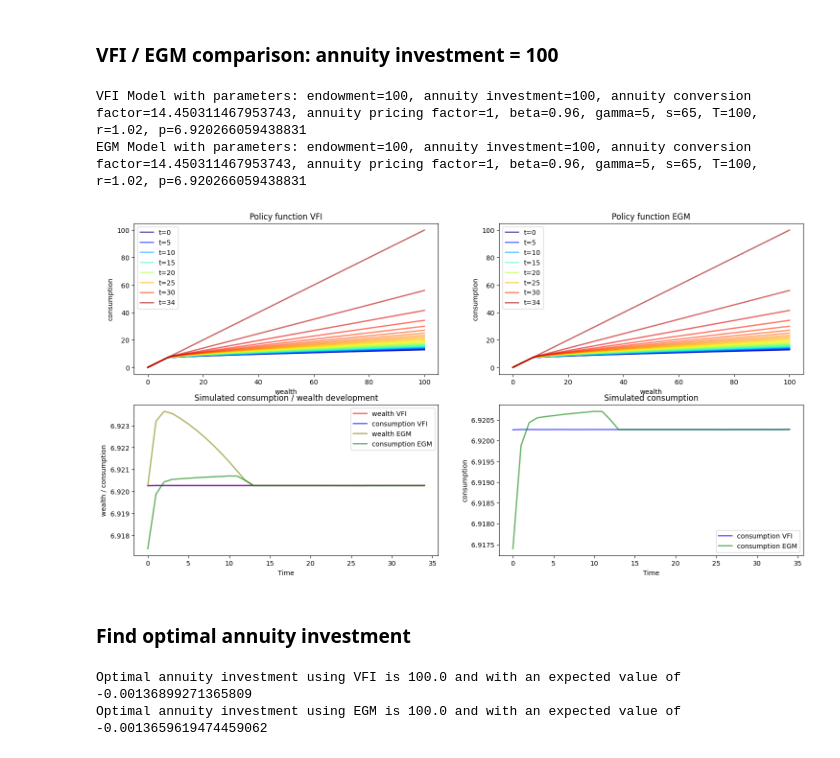
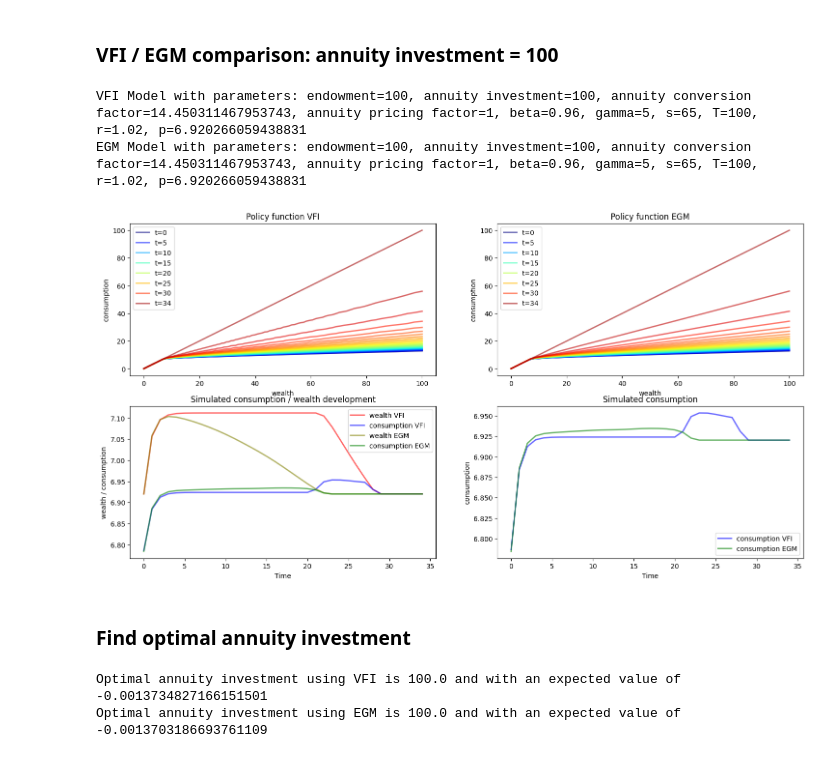
Before and after one commit to jonathan-cl/thesis, a Jupyter notebook: first_exercise/egm_and_vfi.ipynb, the cells around one changed output. Saved outputs shown, nothing was run; the diff lists cells and outputs as text; code cells hidden in the pictures.

Commit message:
add nonlinear grid spacing

```diff
--- a/first_exercise/egm_and_vfi.ipynb
+++ b/first_exercise/egm_and_vfi.ipynb
@@ -60,6 +60,36 @@ def get_annuity_conversion_factor(S, R):
         con_factor += accumulated_p_surv / R ** t
 
     return con_factor
+
+
+# Copied from https://github.com/NumEconCopenhagen/ConsumptionSaving/blob/master/consav/grids.py
+def nonlinspace(x_min,x_max,n,phi):
+    """ like np.linspace. but with unequal spacing
+    Args:
+        x_min (double): minimum value
+        x_max (double): maximum value
+        n (int): number of points
+        phi (double): phi = 1 -> eqaul spacing, phi up -> more points closer to minimum
+
+    Returns:
+        y (list): grid with unequal spacing
+    """
+
+    assert x_max > x_min
+    assert n >= 2
+    assert phi >= 1
+
+    # 1. recursion
+    y = np.empty(n)
+
+    y[0] = x_min
+    for i in range(1, n):
+        y[i] = y[i-1] + (x_max-y[i-1]) / (n-i)**phi
+
+    # 3. assert increaing
+    assert np.all(np.diff(y) > 0)
+
+    return y
 # %% [markdown]
 ### Define Model
 # %%
@@ -83,7 +113,7 @@ class Model:
         self.annuity_investment = annuity_investment
         self.n = T-s
         self.R = 1 + r
-        self.grid = np.linspace(grid_min, grid_max, grid_size)
+        self.grid = nonlinspace(grid_min, grid_max, grid_size, 1.1)
         if consider_survival_prob:
             self.S = get_s_prob(s, T)
         else:
@@ -321,13 +351,13 @@ EGM Model with parameters: endowment=100, annuity investment=0, annuity conversi
 # %% [markdown]
 ### VFI / EGM comparison: annuity investment = 100
 # %%
-m_vfi = Model(grid_size=1000, annuity_investment=100)
-m_egm = Model(grid_size=1000, annuity_investment=100)
+m_vfi = Model(grid_size=101, annuity_investment=100)
+m_egm = Model(grid_size=101, annuity_investment=100)
 solve_and_plot_vfi_egm_comp(m_vfi, m_egm)
 # %% [output]
 VFI Model with parameters: endowment=100, annuity investment=100, annuity conversion factor=14.450311467953743, annuity pricing factor=1, beta=0.96, gamma=5, s=65, T=100, r=1.02, p=6.920266059438831
 EGM Model with parameters: endowment=100, annuity investment=100, annuity conversion factor=14.450311467953743, annuity pricing factor=1, beta=0.96, gamma=5, s=65, T=100, r=1.02, p=6.920266059438831
-[figure, old version]
+[figure, new version]
 # %% [markdown]
 ### Find optimal annuity investment
 # %%
@@ -336,5 +366,5 @@ print(f"Optimal annuity investment using VFI is {optimal_investment_vfi} and wit
 optimal_investment_egm, value_egm = find_optimal_annuity(solve_egm, 21)
 print(f"Optimal annuity investment using EGM is {optimal_investment_egm} and with an expected value of {value_egm}")
 # %% [output]
-Optimal annuity investment using VFI is 100.0 and with an expected value of -0.00136899271365809
-Optimal annuity investment using EGM is 100.0 and with an expected value of -0.0013659619474459062
+Optimal annuity investment using VFI is 100.0 and with an expected value of -0.0013734827166151501
+Optimal annuity investment using EGM is 100.0 and with an expected value of -0.0013703186693761109
```
Also changed, not shown: parts of 3 cells of this notebook, 1 other file.
